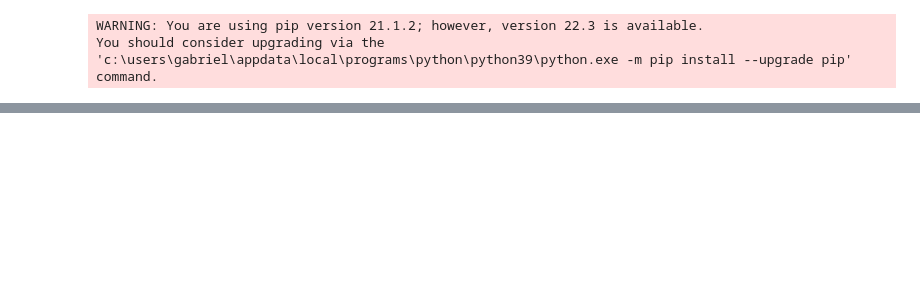
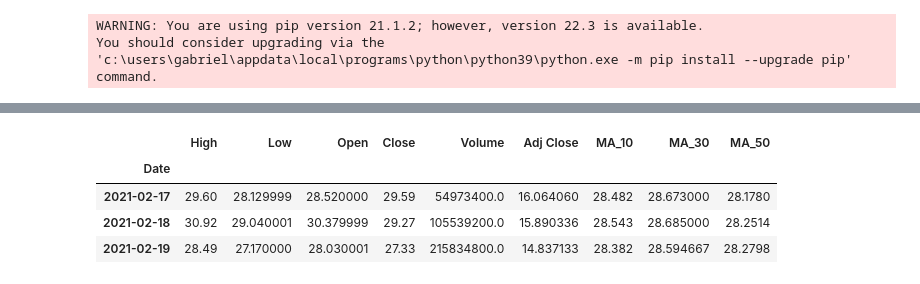
Before and after one commit to Gabrieleas10/monte_carlo_simulation, a Jupyter notebook: monte_carlo_simulations.ipynb, the cells around one changed output, grey strips where cells are left out. Cells and saved outputs as stored; diff of their text form; code cells hidden in the pictures; blank space fills up the shorter version.

```diff
--- a/monte_carlo_simulations.ipynb
+++ b/monte_carlo_simulations.ipynb
@@ -38,0 +43,8 @@ display(df)
+# %%
+df.tail(3)
+# %% [output]
+|  | High | Low | Open | Close | Volume | Adj Close | MA_10 | MA_30 | MA_50 |
+| Date |  |  |  |  |  |  |  |  |  |
+| 2021-02-17 | 29.60 | 28.129999 | 28.520000 | 29.59 | 54973400.0 | 16.064060 | 28.482 | 28.673000 | 28.1780 |
+| 2021-02-18 | 30.92 | 29.040001 | 30.379999 | 29.27 | 105539200.0 | 15.890336 | 28.543 | 28.685000 | 28.2514 |
+| 2021-02-19 | 28.49 | 27.170000 | 28.030001 | 27.33 | 215834800.0 | 14.837133 | 28.382 | 28.594667 | 28.2798 |
```
Also changed, not shown: parts of 5 cells of this notebook.
